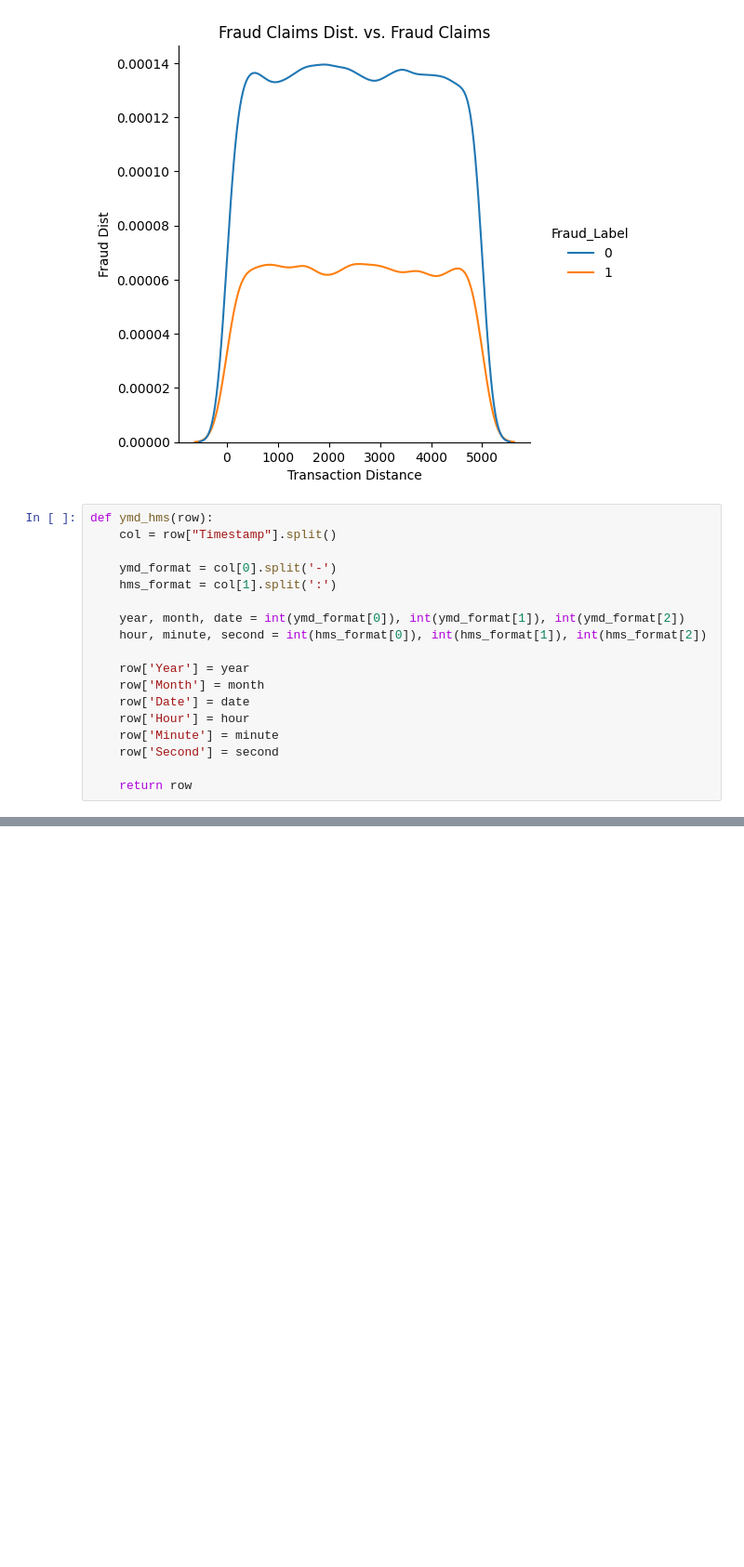
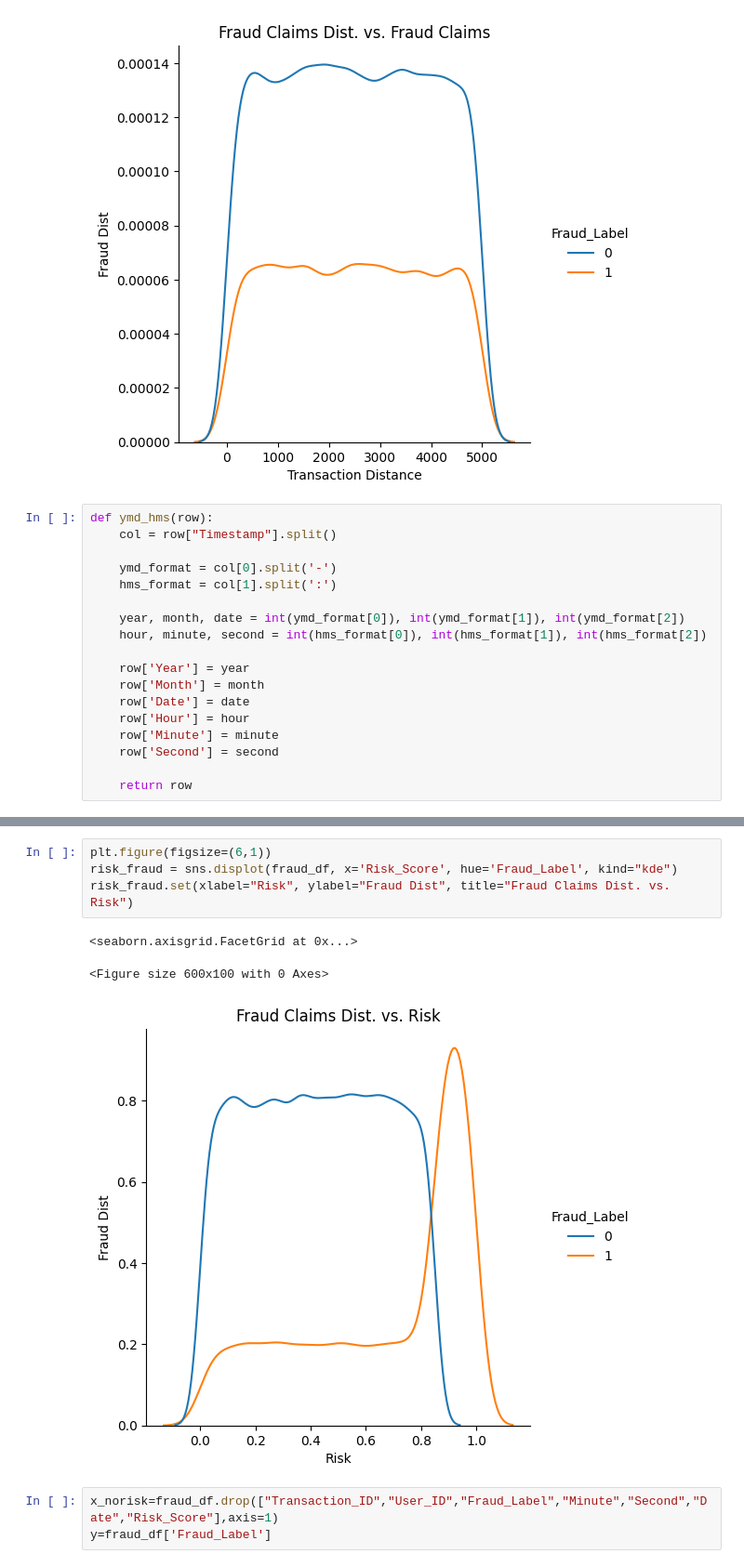
Before and after one commit to kcshenoy/finfraud_detection, a Jupyter notebook: fraud_detection.ipynb, the cells around one changed output, grey strips where cells are left out. Shown: that part at 93% size. Saved outputs shown, nothing was run; the diff lists cells and outputs as text; blank space fills up the shorter version.

```diff
--- a/fraud_detection.ipynb
+++ b/fraud_detection.ipynb
@@ -165,0 +345,11 @@ Name: Timestamp, Length: 50000, dtype: object
+# %%
+plt.figure(figsize=(6,1))
+risk_fraud = sns.displot(fraud_df, x='Risk_Score', hue='Fraud_Label', kind="kde")
+risk_fraud.set(xlabel="Risk", ylabel="Fraud Dist", title="Fraud Claims Dist. vs. Risk")
+# %% [output]
+<seaborn.axisgrid.FacetGrid at 0x...>
+<Figure size 600x100 with 0 Axes>
+[figure, added]
+# %%
+x_norisk=fraud_df.drop(["Transaction_ID","User_ID","Fraud_Label","Minute","Second","Date","Risk_Score"],axis=1)
+y=fraud_df['Fraud_Label']
```
Also changed, not shown: parts of 26 cells of this notebook, 1 other file.
